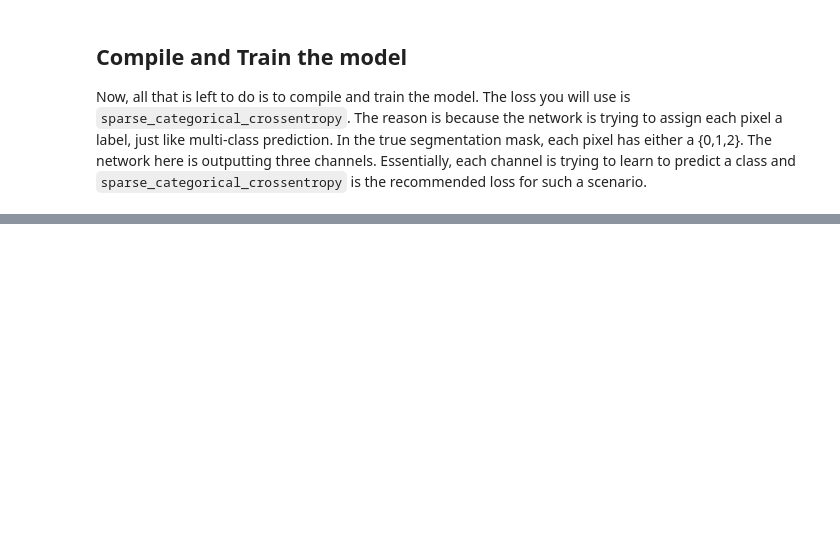
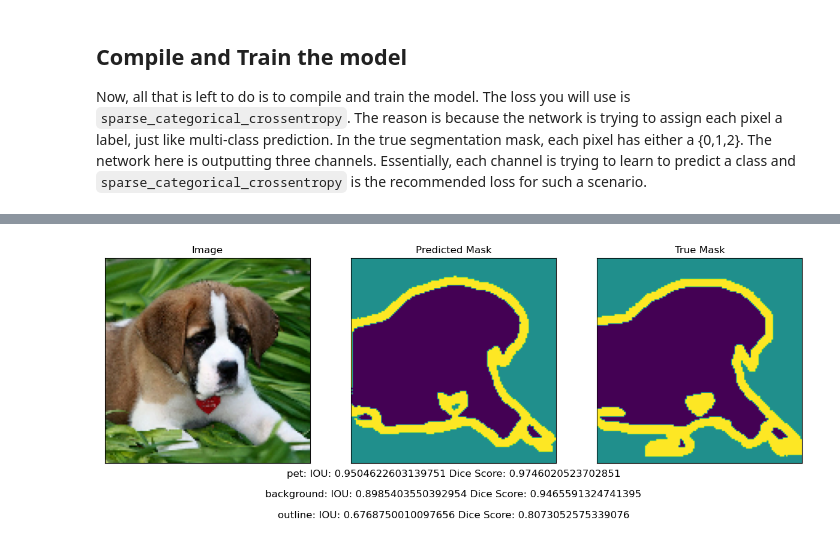
Before and after one commit to WJiangH/Image_Segmentation, a Jupyter notebook: UNet/UNet_Image_Segmentation.ipynb, the cells around one changed output, grey strips where cells are left out. Drawn from its saved outputs; the diff is of its cells as text; code cells hidden in the pictures; blank space fills up the shorter version.

Commit message:
UNet result

```diff
--- a/UNet/UNet_Image_Segmentation.ipynb
+++ b/UNet/UNet_Image_Segmentation.ipynb
@@ -399,13 +302,18 @@ model.compile(optimizer=tf.keras.optimizers.Adam(), loss='sparse_categorical_cro
 # configure the training parameters and train the model
 
 TRAIN_LENGTH = train_num_examples
-EPOCHS = 10
+EPOCHS = 20
 VAL_SUBSPLITS = 5
 STEPS_PER_EPOCH = TRAIN_LENGTH // BATCH_SIZE
 VALIDATION_STEPS = test_num_examples//BATCH_SIZE//VAL_SUBSPLITS
 
-# this will take around 20 minutes to run
+
+# one could either load the pretrained_weight or fit the model
+model.load_weights('UNet_weight.h5')
+
+# this will take around 40 minutes to run, the final val_accuracy should be around 0.87
 # model_history = model.fit(train_dataset, epochs=EPOCHS,
 #                           steps_per_epoch=STEPS_PER_EPOCH,
 #                           validation_steps=VALIDATION_STEPS,
 #                           validation_data=test_dataset)
+# plot_metrics("loss", title="Training vs Validation Loss", ylim=1)
@@ -420,7 +326,7 @@ def get_test_image_and_annotation_arrays():
     '''
 
     ds = test_dataset.unbatch()
-    ds = ds.batch(info.splits['test'].num_examples)
+    ds = ds.batch(test_num_examples)
 
     images = []
     y_true_segments = []
@@ -449,7 +355,6 @@ def make_predictions(image, mask, num=1):
     '''
     Feeds an image to a model and returns the predicted mask.
     '''
-
     image = np.reshape(image,(1, image.shape[0], image.shape[1], image.shape[2]))
     pred_mask = model.predict(image)
     pred_mask = create_mask(pred_mask)
@@ -462,20 +362,0 @@ Like the previous lab, you will also want to compute the IOU and Dice Score. Thi
-# %%
-def class_wise_metrics(y_true, y_pred):
-    class_wise_iou = []
-    class_wise_dice_score = []
-
-    smoothening_factor = 0.00001
-    for i in range(3):
-
-        intersection = np.sum((y_pred == i) * (y_true == i))
-        y_true_area = np.sum((y_true == i))
-        y_pred_area = np.sum((y_pred == i))
-        combined_area = y_true_area + y_pred_area
-
-        iou = (intersection + smoothening_factor) / (combined_area - intersection + smoothening_factor)
-        class_wise_iou.append(iou)
-
-        dice_score =  2 * ((intersection + smoothening_factor) / (combined_area + smoothening_factor))
-        class_wise_dice_score.append(dice_score)
-
-    return class_wise_iou, class_wise_dice_score
@@ -505,6 +399,6 @@ for idx, dice_score in enumerate(cls_wise_dice_score):
 # %%
 # Please input a number between 0 to 3647 to pick an image from the dataset
-integer_slider = 3646
+integer_slider = np.random.randint(0, 3647)
 
 # Get the prediction mask
 y_pred_mask = make_predictions(y_true_images[integer_slider], y_true_segments[integer_slider])
@@ -514,4 +408,5 @@ iou, dice_score = class_wise_metrics(y_true_segments[integer_slider], y_pred_mas
 
 # Overlay the metrics with the images
 display_with_metrics([y_true_images[integer_slider], y_pred_mask,
-                      y_true_segments[integer_slider]], iou, dice_score)
+                      y_true_segments[integer_slider]], iou, dice_score, True)
+# %% [output]
@@ -517,0 +414 @@ display_with_metrics([y_true_images[integer_slider], y_pred_mask,
+[figure, added]
```
Also changed, not shown: parts of 14 cells of this notebook, 3 other files.
